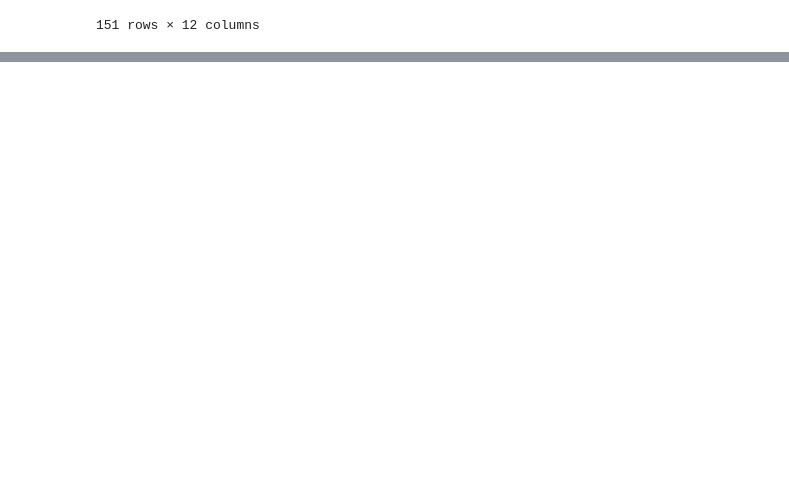
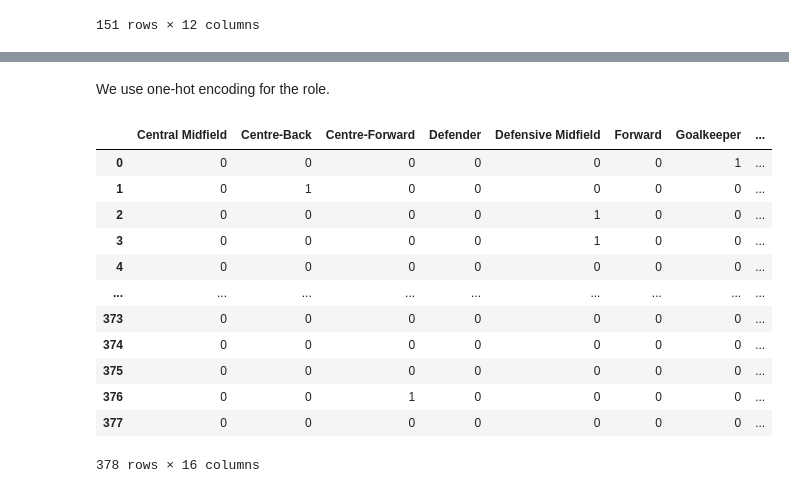
Before and after one commit to GioPan/rating-based-value-prediction, a Jupyter notebook: notebooks/player_values_info.ipynb, the cells around one changed output, grey strips where cells are left out. Drawn from its saved outputs; the diff is of its cells as text; code cells hidden in the pictures; blank space fills up the shorter version.

Commit message:
Completed first experiment with Random Forest

```diff
--- a/notebooks/player_values_info.ipynb
+++ b/notebooks/player_values_info.ipynb
@@ -225,0 +338,9 @@ players_groups[(1990,26)]
+# %%
+rankings = None
+for y in years:
+    df = players_groups[(y,25)]
+    if rankings is None:
+        rankings = df
+    else:
+        rankings = rankings.append(df)
+print(rankings)
@@ -225,0 +367,4 @@ players_groups[(1990,26)]
+# %%
+rankings = rankings.loc[:,['player_id','player_name','player_role','birth','height','foot','rank']]
+# %%
+data = ratings_20.merge(rankings,on='player_id', how='inner')
@@ -225,0 +491,3 @@ players_groups[(1990,26)]
+# %%
+X2 = data.loc[:,['rating_20','peak_rating_20','minutes_played_20','player_role']]
+X2
@@ -225,0 +508,19 @@ players_groups[(1990,26)]
+# %% [markdown]
+We use one-hot encoding for the role.
+# %%
+one_hot = pd.get_dummies(X2['player_role'],drop_first=True)
+one_hot
+# %% [output]
+|  | Central Midfield | Centre-Back | Centre-Forward | Defender | Defensive Midfield | Forward | Goalkeeper | ... |
+| 0 | 0 | 0 | 0 | 0 | 0 | 0 | 1 | ... |
+| 1 | 0 | 1 | 0 | 0 | 0 | 0 | 0 | ... |
+| 2 | 0 | 0 | 0 | 0 | 1 | 0 | 0 | ... |
+| 3 | 0 | 0 | 0 | 0 | 1 | 0 | 0 | ... |
+| 4 | 0 | 0 | 0 | 0 | 0 | 0 | 0 | ... |
+| ... | ... | ... | ... | ... | ... | ... | ... | ... |
+| 373 | 0 | 0 | 0 | 0 | 0 | 0 | 0 | ... |
+| 374 | 0 | 0 | 0 | 0 | 0 | 0 | 0 | ... |
+| 375 | 0 | 0 | 0 | 0 | 0 | 0 | 0 | ... |
+| 376 | 0 | 0 | 1 | 0 | 0 | 0 | 0 | ... |
+| 377 | 0 | 0 | 0 | 0 | 0 | 0 | 0 | ... |
+378 rows × 16 columns
```
Also changed, not shown: parts of 64 cells of this notebook, 1 other file.
